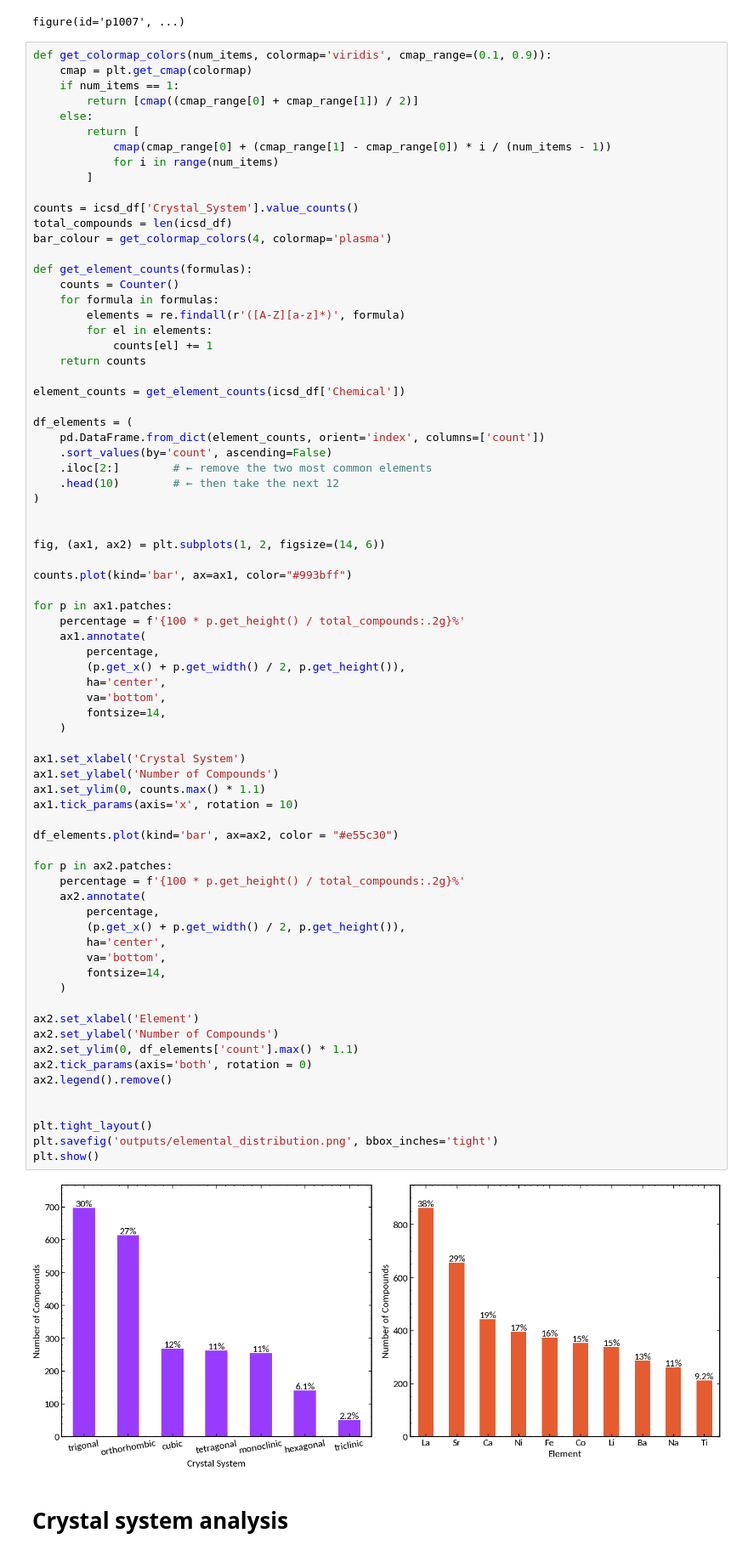
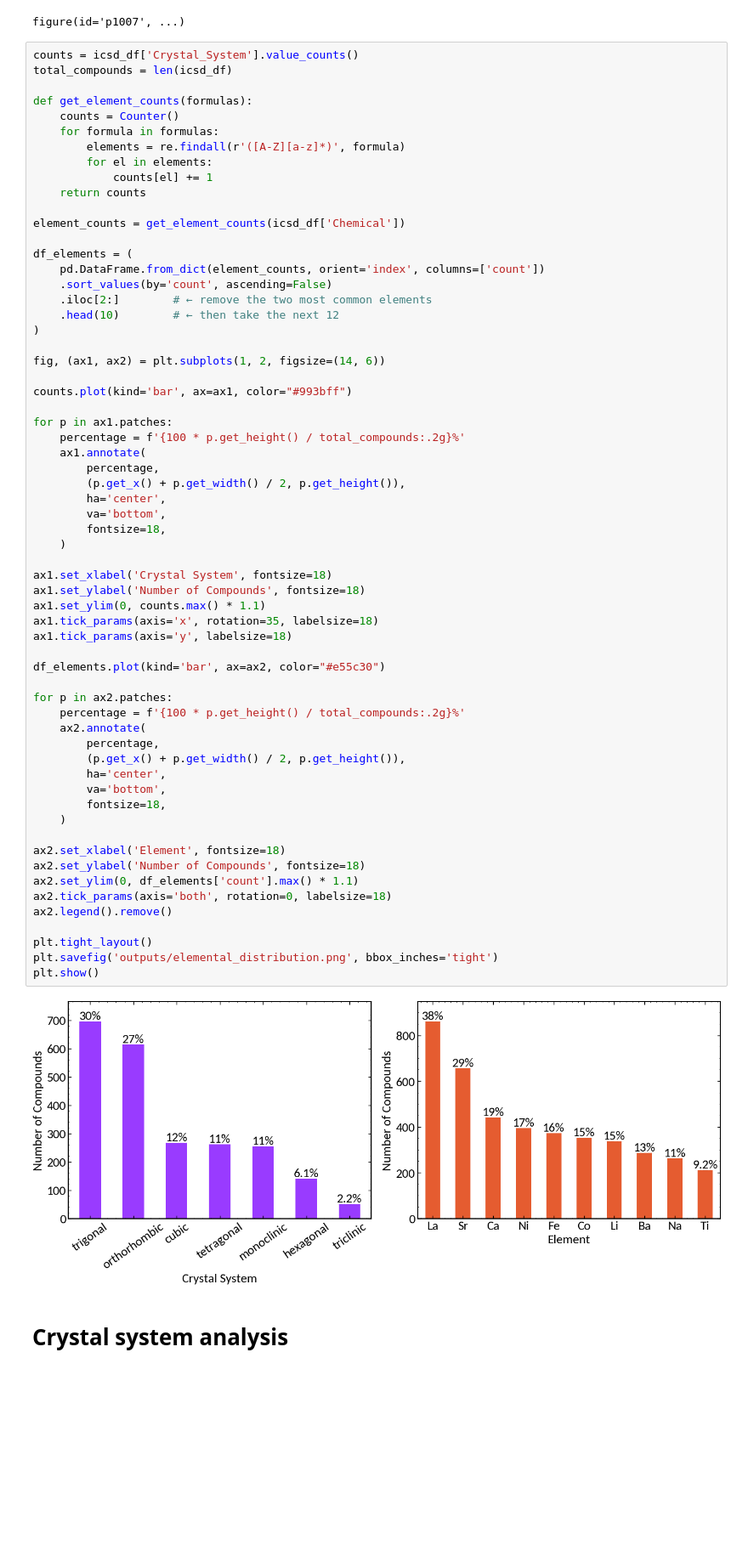
Before and after one commit to RAMP-Labs/ApprOxiMate, a Jupyter notebook: notebooks/exp2_EDA_of_dataset.ipynb, the cells around one changed output. Shown at 85% size. Saved outputs shown, nothing was run; the diff lists cells and outputs as text; blank space fills up the shorter version.

Commit message:
redid font label size

```diff
--- a/notebooks/exp2_EDA_of_dataset.ipynb
+++ b/notebooks/exp2_EDA_of_dataset.ipynb
@@ -68,19 +68,8 @@ plotter(
 [interactive output not drawn]
 figure(id='p1007', ...)
 # %%
-def get_colormap_colors(num_items, colormap='viridis', cmap_range=(0.1, 0.9)):
-    cmap = plt.get_cmap(colormap)
-    if num_items == 1:
-        return [cmap((cmap_range[0] + cmap_range[1]) / 2)]
-    else:
-        return [
-            cmap(cmap_range[0] + (cmap_range[1] - cmap_range[0]) * i / (num_items - 1))
-            for i in range(num_items)
-        ]
-
 counts = icsd_df['Crystal_System'].value_counts()
 total_compounds = len(icsd_df)
-bar_colour = get_colormap_colors(4, colormap='plasma')
 
 def get_element_counts(formulas):
     counts = Counter()
@@ -99,50 +88,49 @@ df_elements = (
     .head(10)        # ← then take the next 12
 )
 
-
 fig, (ax1, ax2) = plt.subplots(1, 2, figsize=(14, 6))
 
 counts.plot(kind='bar', ax=ax1, color="#993bff")
 
 for p in ax1.patches:
     percentage = f'{100 * p.get_height() / total_compounds:.2g}%'
     ax1.annotate(
         percentage,
         (p.get_x() + p.get_width() / 2, p.get_height()),
         ha='center',
         va='bottom',
-        fontsize=14,
+        fontsize=18,
     )
 
-ax1.set_xlabel('Crystal System')
-ax1.set_ylabel('Number of Compounds')
+ax1.set_xlabel('Crystal System', fontsize=18)
+ax1.set_ylabel('Number of Compounds', fontsize=18)
 ax1.set_ylim(0, counts.max() * 1.1)
-ax1.tick_params(axis='x', rotation = 10)
+ax1.tick_params(axis='x', rotation=35, labelsize=18)
+ax1.tick_params(axis='y', labelsize=18)
 
-df_elements.plot(kind='bar', ax=ax2, color = "#e55c30")
+df_elements.plot(kind='bar', ax=ax2, color="#e55c30")
 
 for p in ax2.patches:
     percentage = f'{100 * p.get_height() / total_compounds:.2g}%'
     ax2.annotate(
         percentage,
         (p.get_x() + p.get_width() / 2, p.get_height()),
         ha='center',
         va='bottom',
-        fontsize=14,
+        fontsize=18,
     )
 
-ax2.set_xlabel('Element')
-ax2.set_ylabel('Number of Compounds')
+ax2.set_xlabel('Element', fontsize=18)
+ax2.set_ylabel('Number of Compounds', fontsize=18)
 ax2.set_ylim(0, df_elements['count'].max() * 1.1)
-ax2.tick_params(axis='both', rotation = 0)
+ax2.tick_params(axis='both', rotation=0, labelsize=18)
 ax2.legend().remove()
-
 
 plt.tight_layout()
 plt.savefig('outputs/elemental_distribution.png', bbox_inches='tight')
 plt.show()
 # %% [output]
-[figure, old version]
+[figure, new version]
 # %% [markdown]
 # Crystal system analysis
 # %%
```
Also changed, not shown: 1 other file.
